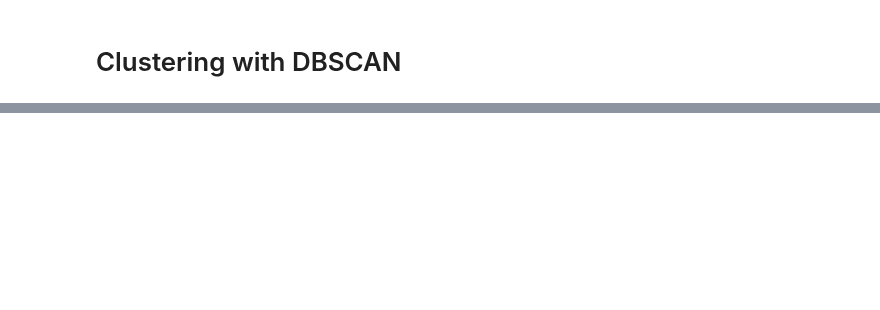
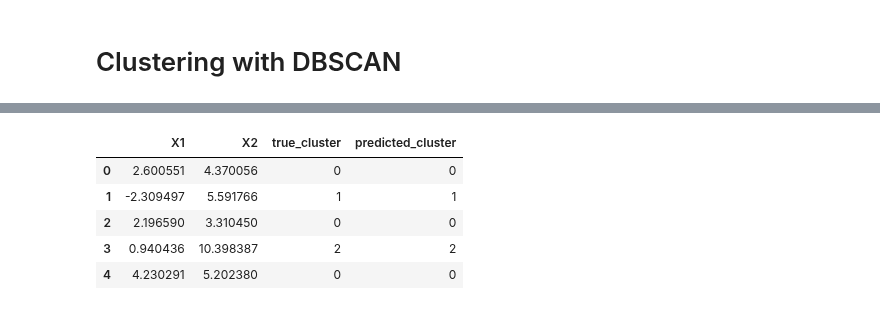
Before and after one commit to rueedlinger/machine-learning-snippets, a Jupyter notebook: notebooks/unsupervised/clustering/dbscan/clustering_dbscan.ipynb, the cells around one changed output, grey strips where cells are left out. Cells and saved outputs as stored; diff of their text form; code cells hidden in the pictures; blank space fills up the shorter version.

```diff
--- a/notebooks/unsupervised/clustering/dbscan/clustering_dbscan.ipynb
+++ b/notebooks/unsupervised/clustering/dbscan/clustering_dbscan.ipynb
@@ -128,0 +91,12 @@ _ = plt.legend(bbox_to_anchor=(1.25, 1))
+# %%
+df = pd.DataFrame(X, columns=['X1', 'X2'])
+df['true_cluster'] = y
+df['predicted_cluster'] = label
+df.head()
+# %% [output]
+|  | X1 | X2 | true_cluster | predicted_cluster |
+| 0 | 2.600551 | 4.370056 | 0 | 0 |
+| 1 | -2.309497 | 5.591766 | 1 | 1 |
+| 2 | 2.196590 | 3.310450 | 0 | 0 |
+| 3 | 0.940436 | 10.398387 | 2 | 2 |
+| 4 | 4.230291 | 5.202380 | 0 | 0 |
```
Also changed, not shown: parts of 19 cells of this notebook, 7 other files.
